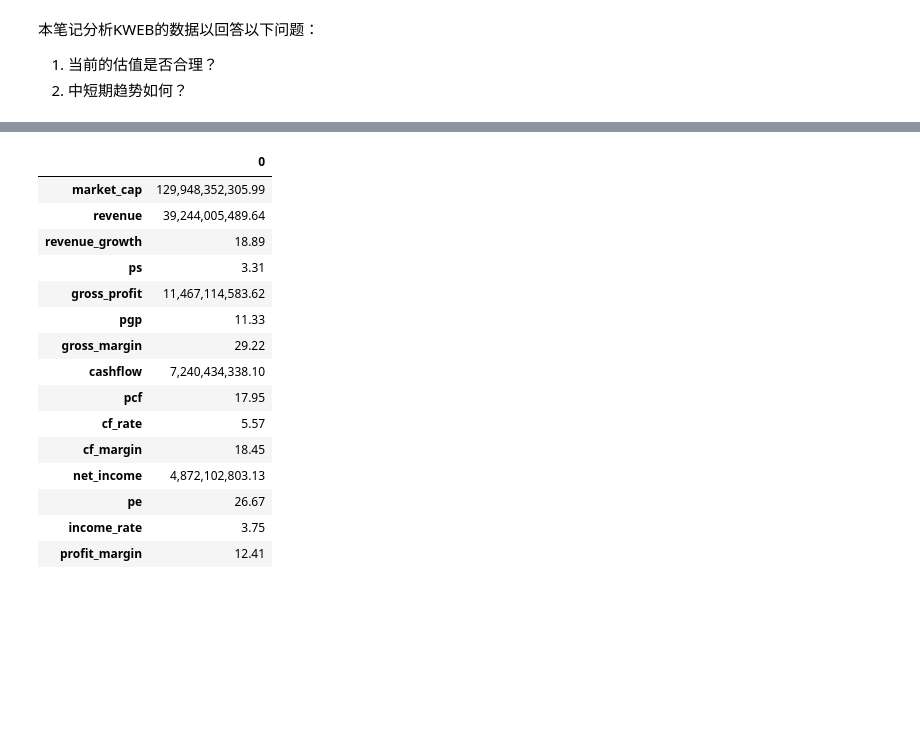
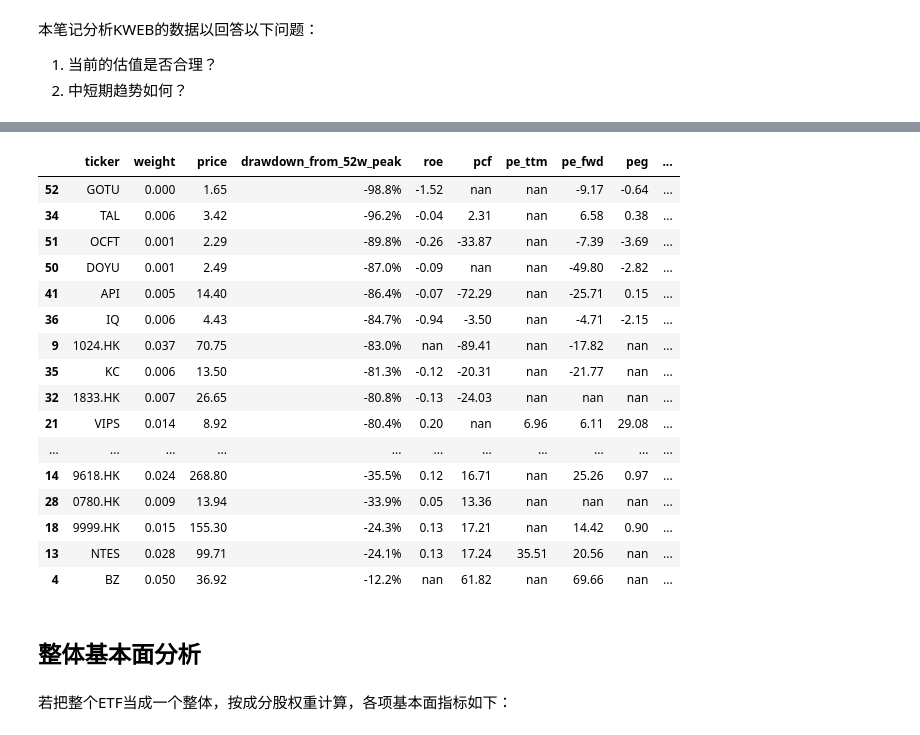
Before and after one commit to koalainfotech/skydog, a Jupyter notebook: notebooks/KWEB Analysis.ipynb, the cells around one changed output, grey strips where cells are left out. Cells and saved outputs as stored; diff of their text form; code cells hidden in the pictures; blank space fills up the shorter version.

```diff
--- a/notebooks/KWEB Analysis.ipynb
+++ b/notebooks/KWEB Analysis.ipynb
@@ -55,21 +35,36 @@ df_metric
+# %%
+
+df_metric.reindex(columns=['ticker','weight','price','drawdown_from_52w_peak','roe','pcf','pe_ttm',
+                'pe_fwd','peg','gross_margin','cf_margin'])\
+                .sort_values(by='drawdown_from_52w_peak')\
+                .style.format(precision=2,thousands=',',formatter={'weight':'{:.3f}',
+                                                                    'drawdown_from_52w_peak':'{:.1f}%',
+                                                                    'gross_margin':'{:.2f}%',
+                                                                    'cf_margin':'{:.2f}%',
+
+
+                                                                    })
+# %% [output]
+|  | ticker | weight | price | drawdown_from_52w_peak | roe | pcf | pe_ttm | pe_fwd | peg | ... |
+| 52 | GOTU | 0.000 | 1.65 | -98.8% | -1.52 | nan | nan | -9.17 | -0.64 | ... |
+| 34 | TAL | 0.006 | 3.42 | -96.2% | -0.04 | 2.31 | nan | 6.58 | 0.38 | ... |
+| 51 | OCFT | 0.001 | 2.29 | -89.8% | -0.26 | -33.87 | nan | -7.39 | -3.69 | ... |
+| 50 | DOYU | 0.001 | 2.49 | -87.0% | -0.09 | nan | nan | -49.80 | -2.82 | ... |
+| 41 | API | 0.005 | 14.40 | -86.4% | -0.07 | -72.29 | nan | -25.71 | 0.15 | ... |
+| 36 | IQ | 0.006 | 4.43 | -84.7% | -0.94 | -3.50 | nan | -4.71 | -2.15 | ... |
+| 9 | 1024.HK | 0.037 | 70.75 | -83.0% | nan | -89.41 | nan | -17.82 | nan | ... |
+| 35 | KC | 0.006 | 13.50 | -81.3% | -0.12 | -20.31 | nan | -21.77 | nan | ... |
+| 32 | 1833.HK | 0.007 | 26.65 | -80.8% | -0.13 | -24.03 | nan | nan | nan | ... |
+| 21 | VIPS | 0.014 | 8.92 | -80.4% | 0.20 | nan | 6.96 | 6.11 | 29.08 | ... |
+| ... | ... | ... | ... | ... | ... | ... | ... | ... | ... | ... |
+| 14 | 9618.HK | 0.024 | 268.80 | -35.5% | 0.12 | 16.71 | nan | 25.26 | 0.97 | ... |
+| 28 | 0780.HK | 0.009 | 13.94 | -33.9% | 0.05 | 13.36 | nan | nan | nan | ... |
+| 18 | 9999.HK | 0.015 | 155.30 | -24.3% | 0.13 | 17.21 | nan | 14.42 | 0.90 | ... |
+| 13 | NTES | 0.028 | 99.71 | -24.1% | 0.13 | 17.24 | 35.51 | 20.56 | nan | ... |
+| 4 | BZ | 0.050 | 36.92 | -12.2% | nan | 61.82 | nan | 69.66 | nan | ... |
+# %% [markdown]
+## 整体基本面分析
+# %% [markdown]
+若把整个ETF当成一个整体，按成分股权重计算，各项基本面指标如下：
 # %%
 df_port_metric=gd.get_port_metric(df_metric)
-# %%
-df_port_metric
-# %% [output]
-|  | 0 |
-| market_cap | 129,948,352,305.99 |
-| revenue | 39,244,005,489.64 |
-| revenue_growth | 18.89 |
-| ps | 3.31 |
-| gross_profit | 11,467,114,583.62 |
-| pgp | 11.33 |
-| gross_margin | 29.22 |
-| cashflow | 7,240,434,338.10 |
-| pcf | 17.95 |
-| cf_rate | 5.57 |
-| cf_margin | 18.45 |
-| net_income | 4,872,102,803.13 |
-| pe | 26.67 |
-| income_rate | 3.75 |
-| profit_margin | 12.41 |
```
Also changed, not shown: parts of 4 cells of this notebook, 10 other files.
